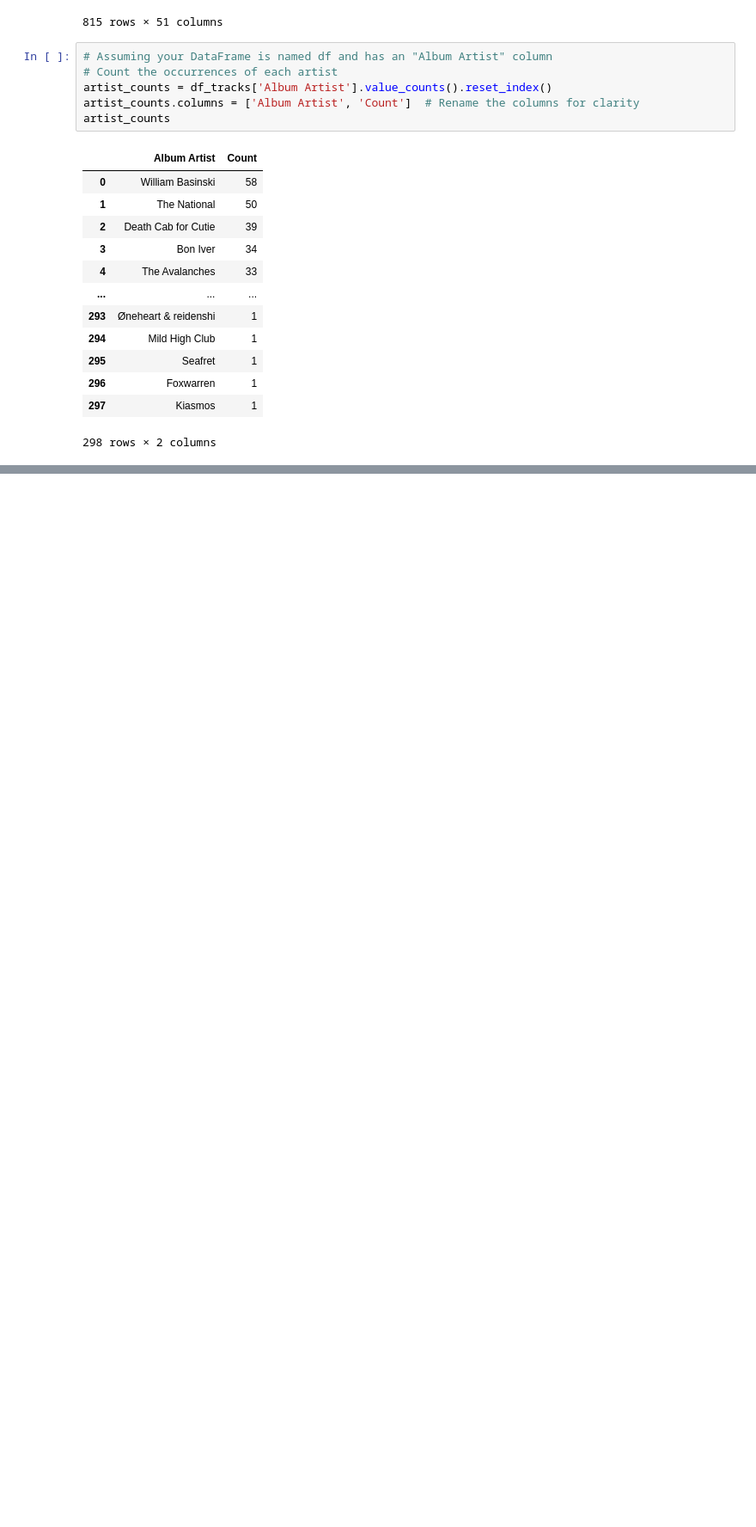
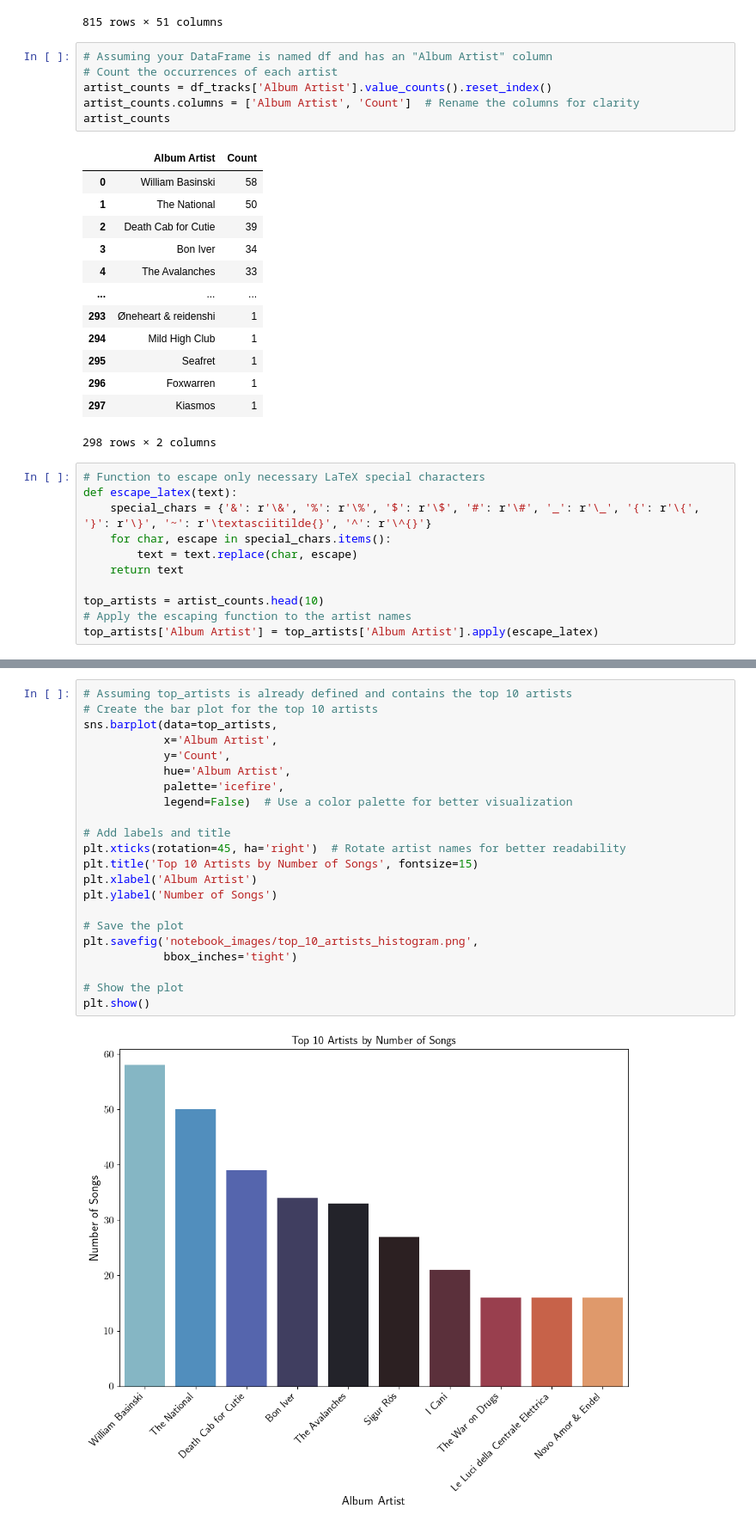
Before and after one commit to anvi-git/Project_Music_Library, a Jupyter notebook: notebook.ipynb, the cells around one changed output, grey strips where cells are left out. Shown at 86% size. Saved outputs shown, nothing was run; the diff lists cells and outputs as text; blank space fills up the shorter version.

Commit message:
new plot

```diff
--- a/notebook.ipynb
+++ b/notebook.ipynb
@@ -163,3 +163,14 @@ artist_counts
 | 296 | Foxwarren | 1 |
 | 297 | Kiasmos | 1 |
 298 rows × 2 columns
+# %%
+# Function to escape only necessary LaTeX special characters
+def escape_latex(text):
+    special_chars = {'&': r'\&', '%': r'\%', '$': r'\$', '#': r'\#', '_': r'\_', '{': r'\{', '}': r'\}', '~': r'\textasciitilde{}', '^': r'\^{}'}
+    for char, escape in special_chars.items():
+        text = text.replace(char, escape)
+    return text
+
+top_artists = artist_counts.head(10)
+# Apply the escaping function to the artist names
+top_artists['Album Artist'] = top_artists['Album Artist'].apply(escape_latex)
@@ -165,0 +183,24 @@ artist_counts
+# %%
+# Assuming top_artists is already defined and contains the top 10 artists
+# Create the bar plot for the top 10 artists
+sns.barplot(data=top_artists,
+            x='Album Artist',
+            y='Count',
+            hue='Album Artist',
+            palette='icefire',
+            legend=False)  # Use a color palette for better visualization
+
+# Add labels and title
+plt.xticks(rotation=45, ha='right')  # Rotate artist names for better readability
+plt.title('Top 10 Artists by Number of Songs', fontsize=15)
+plt.xlabel('Album Artist')
+plt.ylabel('Number of Songs')
+
+# Save the plot
+plt.savefig('notebook_images/top_10_artists_histogram.png',
+            bbox_inches='tight')
+
+# Show the plot
+plt.show()
+# %% [output]
+[figure, added]
```
Also changed, not shown: parts of 1 cell of this notebook, 1 other file.
